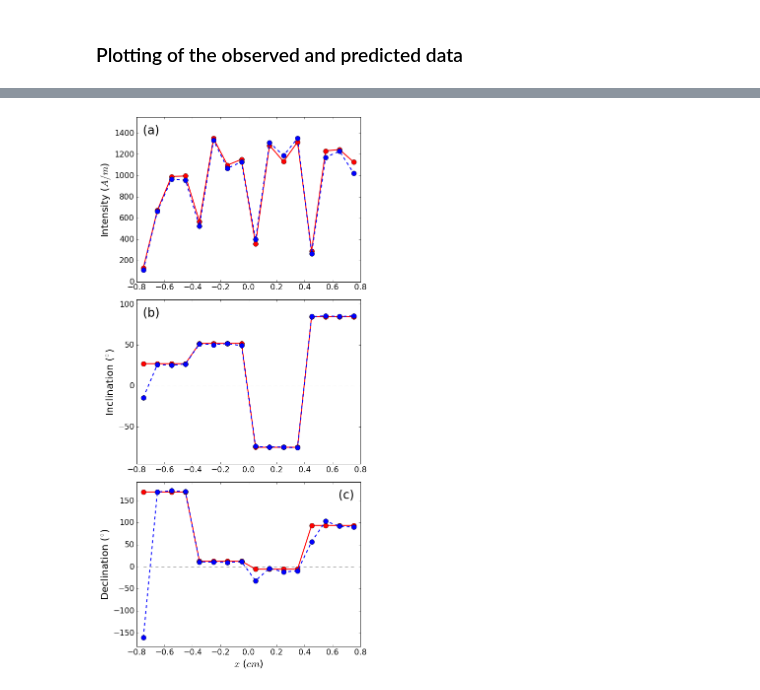
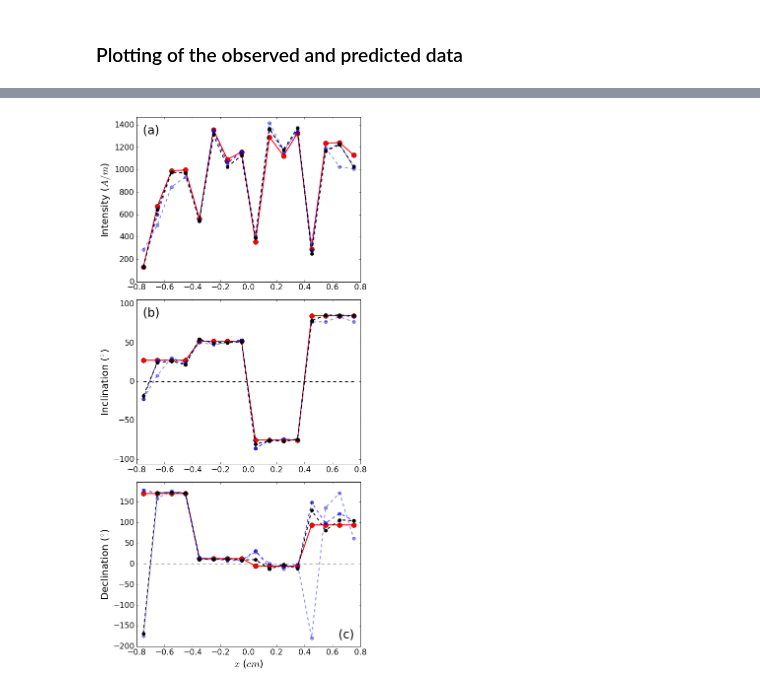
Before and after one commit to pinga-lab/magnetization-rock-sample, a Jupyter notebook: code/pre_processing.ipynb, the cells around one changed output, grey strips where cells are left out. Drawn from its saved outputs; the diff is of its cells as text; code cells hidden in the pictures.

```diff
--- a/code/pre_processing.ipynb
+++ b/code/pre_processing.ipynb
@@ -209,7 +216,7 @@ mag_r = f.parameters_sph(P,p_est)
 # %%
 B_pre = []
 for i in range(4):
-    B_pre.append(np.dot(A[i],p_est))
+    B_pre.append(np.dot(A[i],p_est[3]))
 # %%
 r_norm = []
 r_mean = []
@@ -411,4 +337,7 @@ mpl.show()
 # %%
+line_sty = ['b--', 'b--', 'b--', 'k--']
+mark_sty = ['bo', 'bo', 'bo', 'ko']
+
 label_font = 20
 legend_font = 16
 
@@ -426,48 +355,57 @@ mpl.subplot(3,1,1)
 #         label='Saturation magnetization')
 mpl.plot(centers, mag_true[:,0], 'r-', linewidth=2)
 mpl.plot(centers, mag_true[:,0], 'ro', markersize=10, label='True')
-mpl.plot(centers, mag_r[:,0], 'b--', linewidth=2)
-mpl.plot(centers, mag_r[:,0], 'bo', markersize=10,label='Estimated')
+
+for i, mr in enumerate(mag_r):
+    mpl.plot(centers, mr[:,0], line_sty[i], alpha=0.1+i*0.3, linewidth=2)
+    mpl.plot(centers, mr[:,0], mark_sty[i], alpha=0.1+i*0.3, markersize=7,label='Estimated')
+
 mpl.ylabel('Intensity ($A/m$)', fontsize=label_font)
-mpl.ylim(0., np.max(mag_r[:,0]) + 200.)
+mpl.ylim(0., np.max(mag_r[:,:,0]) + 50.)
 #mpl.legend(loc='best', numpoints=1)
 mpl.annotate(labels[0], xy = lables_place,
                  xycoords = 'axes fraction', fontsize=lables_size)
 
 mpl.subplot(3,1,2)
 mpl.plot([np.min(centers), np.max(centers)], [0.0, 0.0], 'k--')
 #mpl.plot([np.min(centers), np.max(centers)], [45.0, 45.0], 'k--')
 #mpl.plot([np.min(centers), np.max(centers)], [90.0, 90.0], 'k--')
 #mpl.plot([np.min(centers), np.max(centers)], [-90.0, -90.0], 'k--')
 mpl.plot(centers, mag_true[:,1], 'r-', linewidth=2)
 mpl.plot(centers, mag_true[:,1], 'ro', markersize=10, label='True')
-mpl.plot(centers, mag_r[:,1], 'b--', linewidth=2)
-mpl.plot(centers, mag_r[:,1], 'bo', markersize=10, label='Estimated')
+
+for i, mr in enumerate(mag_r):
+    mpl.plot(centers, mr[:,1], line_sty[i], alpha=0.1+i*0.3, linewidth=2)
+    mpl.plot(centers, mr[:,1], mark_sty[i], alpha=0.1+i*0.3, markersize=7,label='Estimated')
+
 mpl.ylabel('Inclination ($^{\circ}$)', fontsize=label_font)
-mpl.ylim(np.min(mag_r[:,1]) - 20., np.max(mag_r[:,1]) + 20.)
+mpl.ylim(np.min(mag_r[:,:,1]) - 20., np.max(mag_r[:,:,1]) + 20.)
 #mpl.legend(loc='best', numpoints=1)
 mpl.annotate(labels[1], xy = lables_place,
                  xycoords = 'axes fraction', fontsize=lables_size)
 
 mpl.subplot(3,1,3)
 mpl.plot([np.min(centers), np.max(centers)], [0.0, 0.0], 'k--')
 #mpl.plot([np.min(centers), np.max(centers)], [180.0, 180.0], 'k--')
 mpl.plot(centers, mag_true[:,2], 'r-', linewidth=2)
 mpl.plot(centers, mag_true[:,2], 'ro', markersize=10, label='True')
-mpl.plot(centers, mag_r[:,2], 'b--', linewidth=2)
-mpl.plot(centers, mag_r[:,2], 'bo', markersize=10, label='Estimated')
+
+for i, mr in enumerate(mag_r):
+    mpl.plot(centers, mr[:,2], line_sty[i], alpha=0.1+i*0.3, linewidth=2)
+    mpl.plot(centers, mr[:,2], mark_sty[i], alpha=0.1+i*0.3, markersize=7,label='Estimated')
+
 mpl.ylabel('Declination ($^{\circ}$)', fontsize=label_font)
 #mpl.xlabel('Sample length ($cm$)', fontsize=label_font)
 mpl.xlabel('$x$ ($cm$)', fontsize=label_font)
-mpl.ylim(np.min(mag_r[:,2]) - 20., np.max(mag_r[:,2]) + 20.)
+mpl.ylim(np.min(mag_r[:,:,2]) - 20., np.max(mag_r[:,:,2]) + 20.)
 #mpl.savefig('estimate_int_inc_dec_simul_validation.eps')
 #mpl.legend(loc='best', numpoints=1)
-mpl.annotate(labels[2], xy = (0.90, 0.90),
+mpl.annotate(labels[2], xy = (0.90, 0.05),
                  xycoords = 'axes fraction', fontsize=lables_size)
 
 mpl.savefig('..\\manuscript\\Figs\\Fig8_HQ.eps')
 mpl.savefig('..\\manuscript\\Figs\\Fig8_LQ.png')
 
 mpl.show()
 # %% [output]
-[figure, old version]
+[figure, new version]
```
Also changed, not shown: parts of 13 cells of this notebook, 17 other files.
